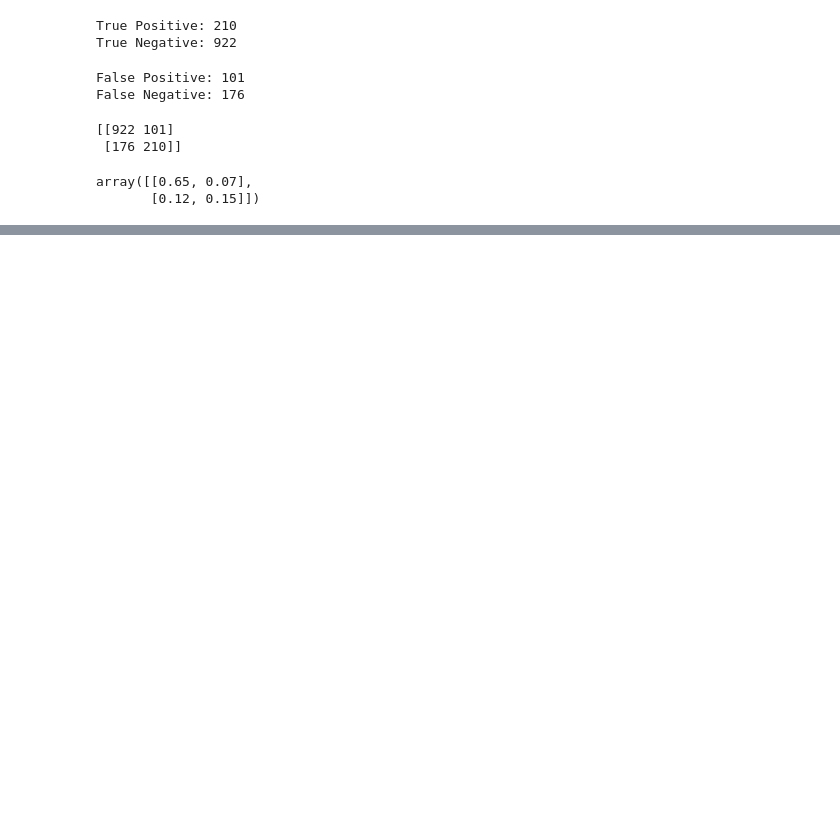
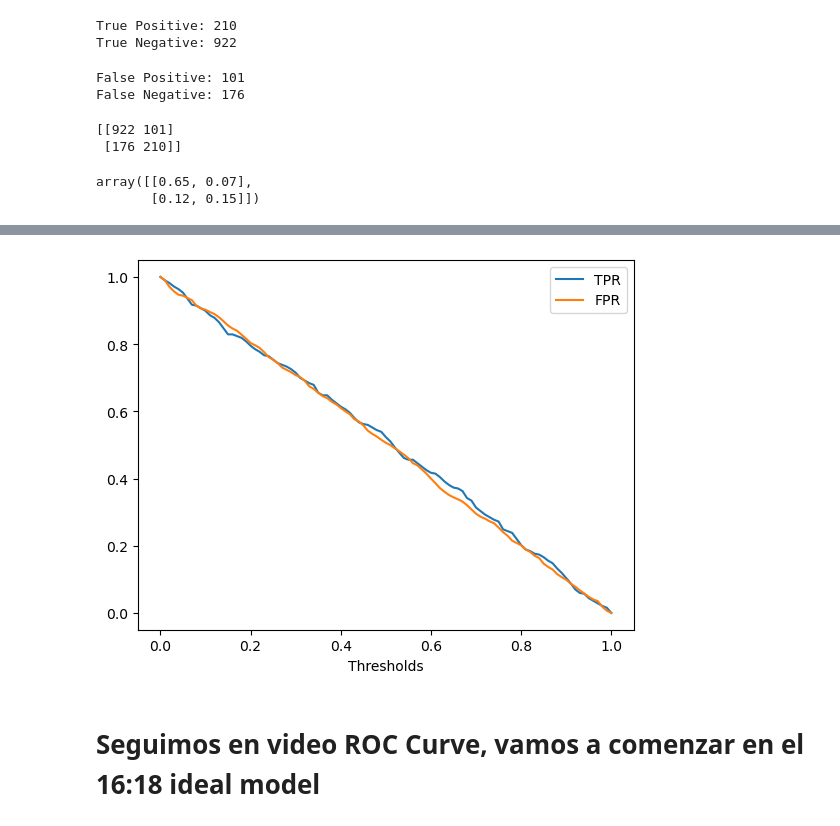
Before and after one commit to AlexanderPelaezJimenez/ml_zoomcamp_2024, a Jupyter notebook: week_4_evaluation/notebooks/1_evaluation_metrics_for_classification.ipynb, the cells around one changed output, grey strips where cells are left out. Drawn from its saved outputs; the diff is of its cells as text; code cells hidden in the pictures; blank space fills up the shorter version.

```diff
--- a/week_4_evaluation/notebooks/1_evaluation_metrics_for_classification.ipynb
+++ b/week_4_evaluation/notebooks/1_evaluation_metrics_for_classification.ipynb
@@ -200,0 +319,3 @@ array([[0.65, 0.07],
+# %%
+np.random.seed(1)
+y_rand = np.random.uniform(0, 1, size=len(y_val))
@@ -200,0 +333,31 @@ array([[0.65, 0.07],
+# %%
+def tpr_fpr_dataframe(y_val, y_pred):
+    scores = []
+
+    thresholds = np.linspace(0, 1, 101)
+
+    for t in thresholds:
+        actual_positive = (y_val == 1)
+        actual_negative = (y_val == 0)
+
+        predict_positive = (y_pred >= t)
+        predict_negative = (y_pred < t)
+
+        tp = (predict_positive & actual_positive).sum()
+        tn = (predict_negative & actual_negative).sum()
+
+        fp = (predict_positive & actual_negative).sum()
+        fn = (predict_negative & actual_positive).sum()
+
+        scores.append((t, tp, fp, fn, tn))
+
+    columns = ['threshold', 'tp', 'fp', 'fn', 'tn']
+    df_scores = pd.DataFrame(scores, columns=columns)
+
+    df_scores['tpr'] = df_scores.tp / (df_scores.tp + df_scores.fn)
+    df_scores['fpr'] = df_scores.fp / (df_scores.fp + df_scores.tn)
+
+    return df_scores
+# %%
+df_random = tpr_fpr_dataframe(y_val, y_rand)
+df_random[::10]
@@ -200,0 +377,10 @@ array([[0.65, 0.07],
+# %%
+plt.plot(df_random.threshold, df_random['tpr'], label = 'TPR')
+plt.plot(df_random.threshold, df_random['fpr'], label = 'FPR')
+plt.xlabel('Thresholds')
+plt.legend()
+plt.show()
+# %% [output]
+[figure, added]
+# %% [markdown]
+# Seguimos en video ROC Curve, vamos a comenzar en el 16:18 ideal model
```
Also changed, not shown: parts of 20 cells of this notebook, 2 other files.
